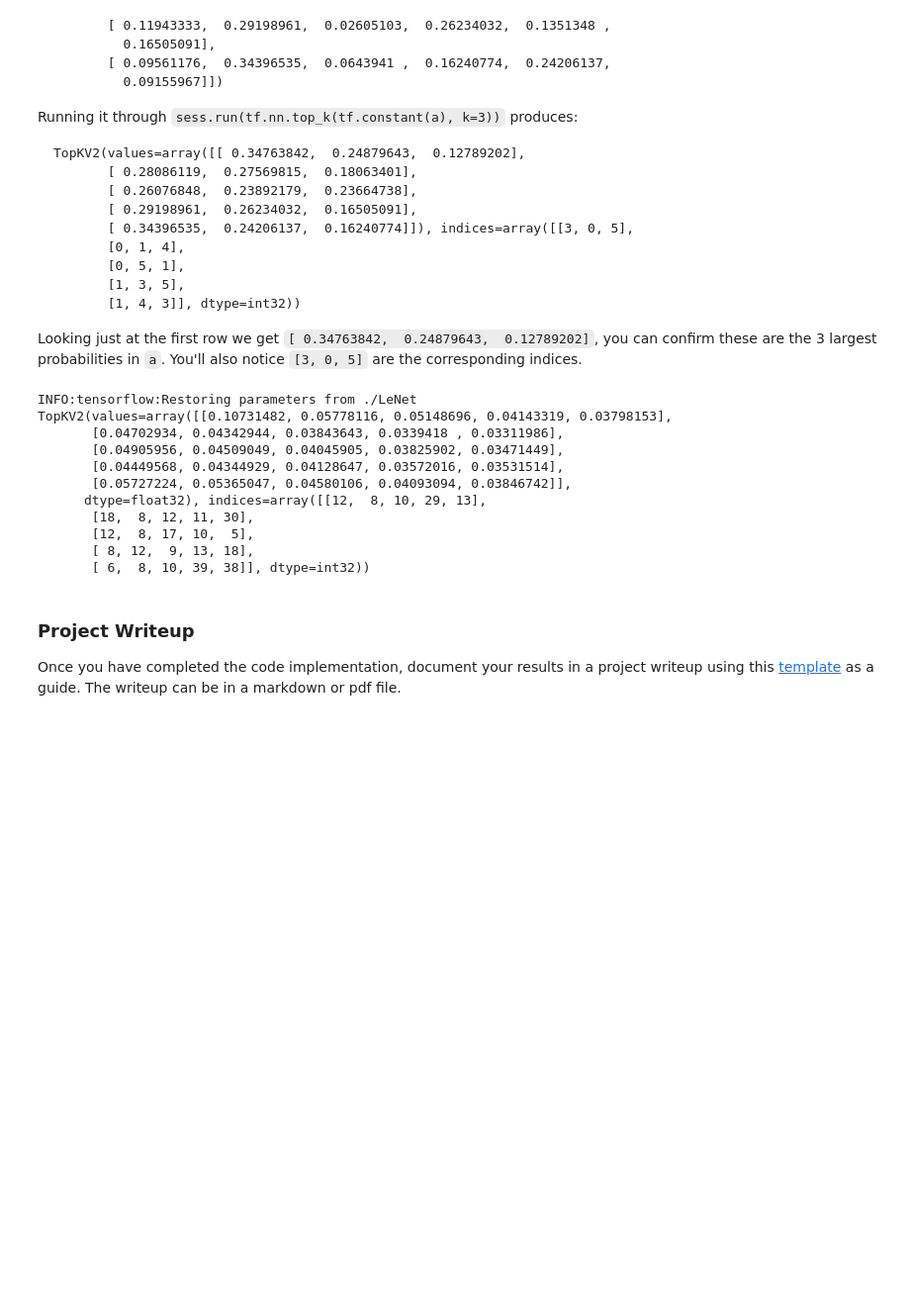
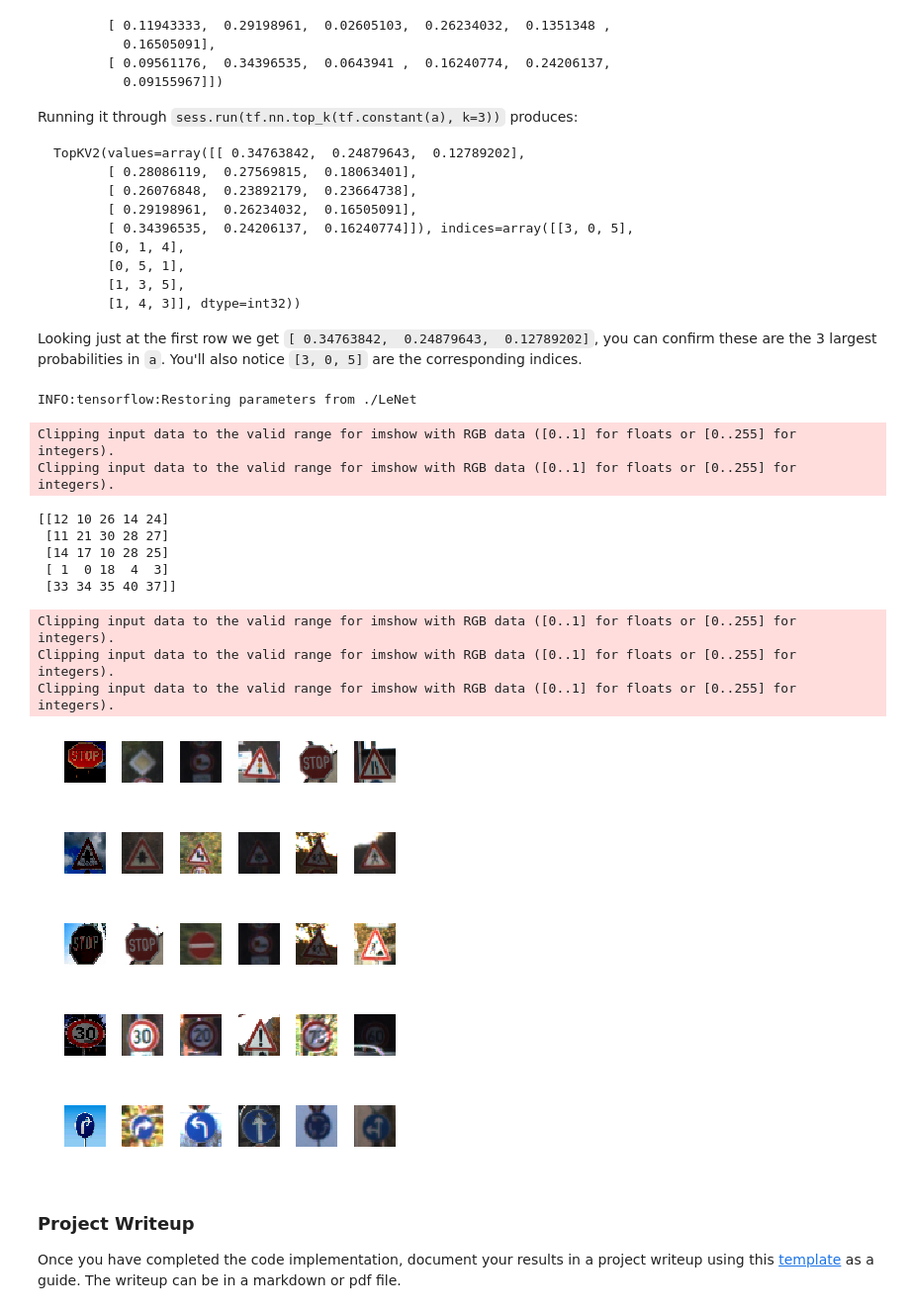
Before and after one commit to rajkinra23/traffic-sign-classifier, a Jupyter notebook: Traffic_Sign_Classifier.ipynb, the cells around one changed output. Shown at 99% size. Cells and saved outputs as stored; diff of their text form; code cells hidden in the pictures; blank space fills up the shorter version.

```diff
--- a/Traffic_Sign_Classifier.ipynb
+++ b/Traffic_Sign_Classifier.ipynb
@@ -218,9 +218,7 @@ from tensorflow.contrib.layers import flatten
 
 # Define a function to build our model. LeNet, in this case.
 
-DROPOUT = 0.5
-
-def LeNet(x, classes, mu=0, sigma=0.1):
+def LeNet(x, classes, mu=0, sigma=0.1, keep_prob=0.95):
     # Layer 1: Convolutional. Input = 32x32x1. Output = 28x28x6.
     conv1_W = tf.Variable(tf.truncated_normal(shape=(5, 5, 3, 6), mean = mu, stddev = sigma))
     conv1_b = tf.Variable(tf.zeros(6))
@@ -253,7 +251,7 @@ def LeNet(x, classes, mu=0, sigma=0.1):
 
     # Activation with dropout
     fc1    = tf.nn.relu(fc1)
-    # fc1    = tf.nn.dropout(fc1)
+    fc1    = tf.nn.dropout(fc1, keep_prob)
 
     # Layer 4: Fully Connected. Input = 120. Output = 84.
     fc2_W  = tf.Variable(tf.truncated_normal(shape=(120, 84), mean = mu, stddev = sigma))
@@ -262,7 +260,7 @@ def LeNet(x, classes, mu=0, sigma=0.1):
 
     # Activation.
     fc2    = tf.nn.relu(fc2)
-    # fc2    = tf.nn.dropout(fc2)
+    fc2    = tf.nn.dropout(fc2, keep_prob)
 
     # Layer 5: Fully Connected. Input = 84. Output = n_classes.
     fc3_W  = tf.Variable(tf.truncated_normal(shape=(84, classes), mean = mu, stddev = sigma))
@@ -308,7 +306,7 @@ import numpy as np
 
 # With 12000 examples, let's try training on 10 epochs. Let
 # each batch size be length 100.
-epochs = 10
+epochs = 50
 batch_size = 128
 model_dir = 'models'
 
@@ -473,7 +471,10 @@ y_web[4] = 33
 with tf.Session() as sess:
     tf.train.Saver().restore(sess, tf.train.latest_checkpoint('.'))
     predictions = sess.run(tf.argmax(logits, 1), feed_dict = {x: X_web})
-    print(predictions)
+    acc = sum(predictions == y_web)/len(y_web)
+    print("Our predictions: %s" % str(predictions))
+    print("Real answer: %s" % str(y_web))
+    print("Accuracy: %s" % str(acc))
 # %% [output]
 [figure]
 [figure]
@@ -525,28 +528,47 @@ Looking just at the first row we get `[ 0.34763842,  0.24879643,  0.12789202]`,
 # %%
 ### Print out the top five softmax probabilities for the predictions on the German traffic sign images found on the web.
 ### Feel free to use as many code cells as needed.
 
 # Get the predictions.
 predictions = tf.nn.softmax(logits)
 
 with tf.Session() as sess:
     model_saver.restore(sess, tf.train.latest_checkpoint('.'))
     top_k_softmax = sess.run(tf.nn.top_k(predictions, k=5), feed_dict={x: X_web, y: y_web})
 
     # Log the top 5 predictions.
-    print(top_k_softmax)
+    print(top_k_softmax.indices)
+
+    # For each prediction, display the image, along with the 5 best guesses.
+    for i in range(len(top_k_softmax.indices)):
+        display_row = []
+
+        # Get the predictions, along with the input image.
+        input_image = X_web[i]
+        predictions = top_k_softmax.indices[i]
+
+        # Append images to the display row.
+        display_row.append(input_image)
+        for prediction in predictions:
+            display_row.append(images[prediction][0])
+        display_row_of_images(display_row)
 # %% [output]
 INFO:tensorflow:Restoring parameters from ./LeNet
-TopKV2(values=array([[0.10731482, 0.05778116, 0.05148696, 0.04143319, 0.03798153],
-       [0.04702934, 0.04342944, 0.03843643, 0.0339418 , 0.03311986],
-       [0.04905956, 0.04509049, 0.04045905, 0.03825902, 0.03471449],
-       [0.04449568, 0.04344929, 0.04128647, 0.03572016, 0.03531514],
-       [0.05727224, 0.05365047, 0.04580106, 0.04093094, 0.03846742]],
-      dtype=float32), indices=array([[12,  8, 10, 29, 13],
-       [18,  8, 12, 11, 30],
-       [12,  8, 17, 10,  5],
-       [ 8, 12,  9, 13, 18],
-       [ 6,  8, 10, 39, 38]], dtype=int32))
+Clipping input data to the valid range for imshow with RGB data ([0..1] for floats or [0..255] for integers).
+Clipping input data to the valid range for imshow with RGB data ([0..1] for floats or [0..255] for integers).
+[[12 10 26 14 24]
+ [11 21 30 28 27]
+ [14 17 10 28 25]
+ [ 1  0 18  4  3]
+ [33 34 35 40 37]]
+Clipping input data to the valid range for imshow with RGB data ([0..1] for floats or [0..255] for integers).
+Clipping input data to the valid range for imshow with RGB data ([0..1] for floats or [0..255] for integers).
+Clipping input data to the valid range for imshow with RGB data ([0..1] for floats or [0..255] for integers).
+[figure, added]
+[figure, added]
+[figure, added]
+[figure, added]
+[figure, added]
 # %% [markdown]
 ### Project Writeup
 
```
Also changed, not shown: parts of 4 cells of this notebook, 3 other files.
